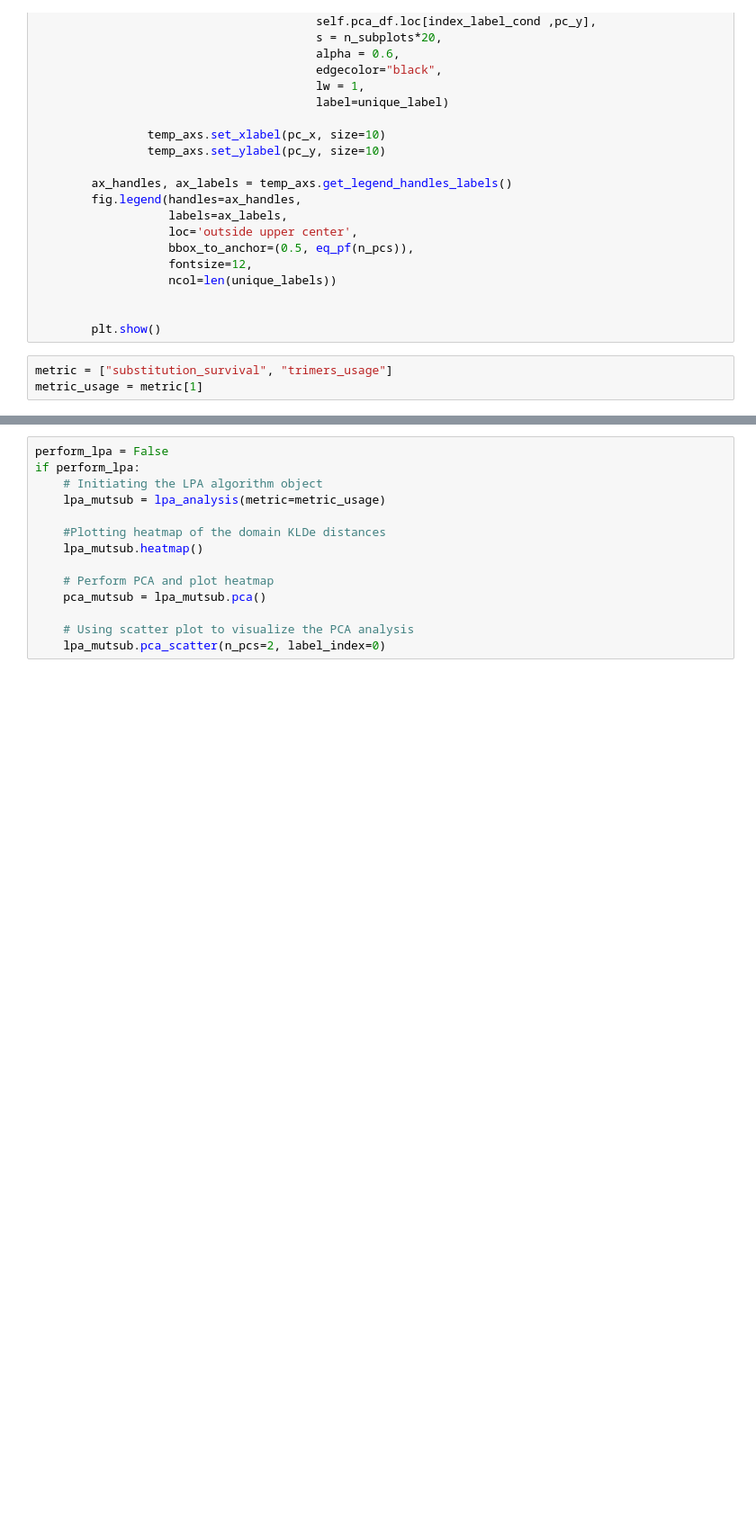
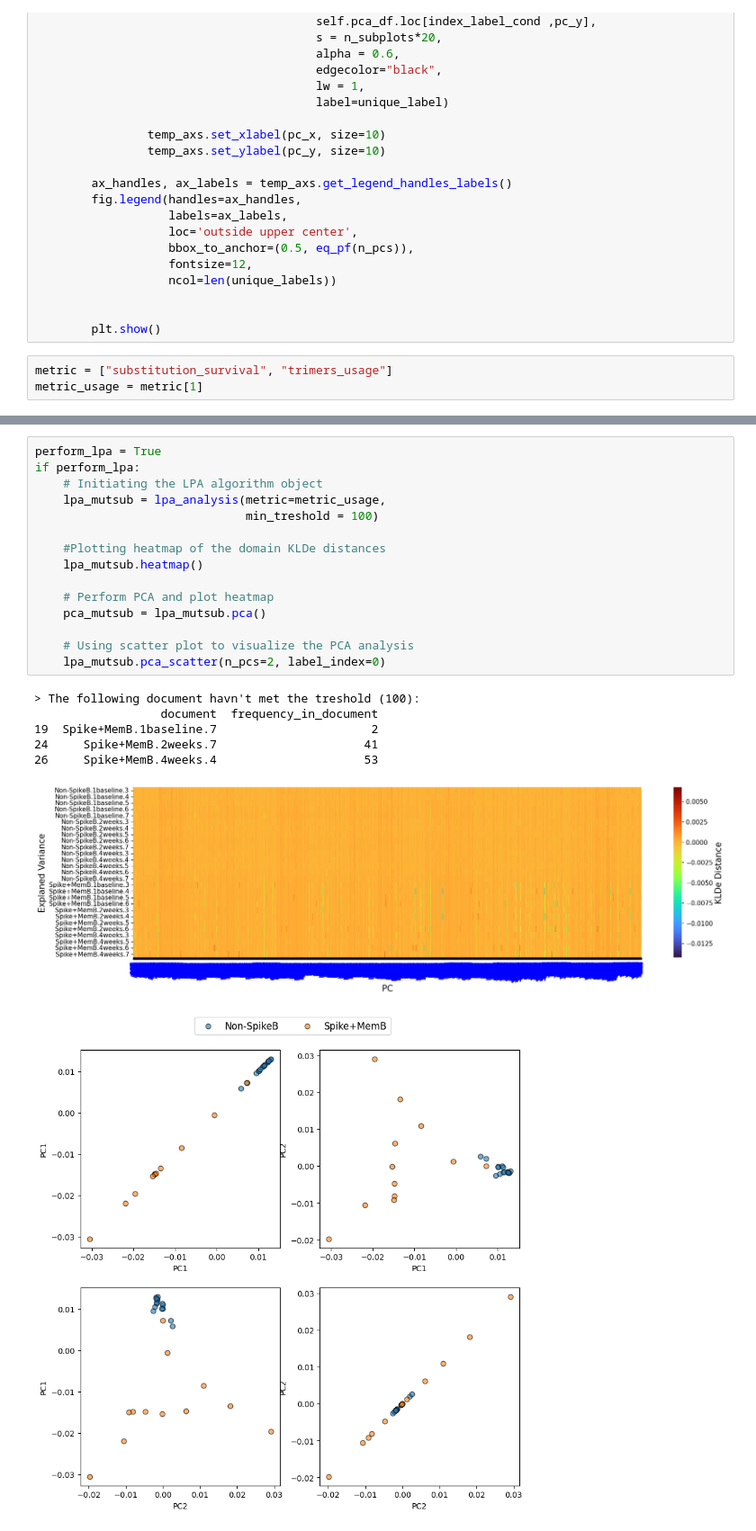
Before and after one commit to dani-f99/immunedb_lpa, a Jupyter notebook: notebook_dev.ipynb, the cells around one changed output, grey strips where cells are left out. Shown at 90% size. Cells and saved outputs as stored; diff of their text form; blank space fills up the shorter version.

```diff
--- a/notebook_dev.ipynb
+++ b/notebook_dev.ipynb
@@ -837,14 +830,23 @@ if trimer_usage_demo:
 # %%
-perform_lpa = False
+perform_lpa = True
 if perform_lpa:
     # Initiating the LPA algorithm object
-    lpa_mutsub = lpa_analysis(metric=metric_usage)
+    lpa_mutsub = lpa_analysis(metric=metric_usage,
+                              min_treshold = 100)
 
     #Plotting heatmap of the domain KLDe distances
     lpa_mutsub.heatmap()
 
     # Perform PCA and plot heatmap
     pca_mutsub = lpa_mutsub.pca()
 
     # Using scatter plot to visualize the PCA analysis
     lpa_mutsub.pca_scatter(n_pcs=2, label_index=0)
+# %% [output]
+> The following document havn't met the treshold (100):
+                  document  frequency_in_document
+19  Spike+MemB.1baseline.7                      2
+24     Spike+MemB.2weeks.7                     41
+26     Spike+MemB.4weeks.4                     53
+[figure, added]
+[figure, added]
```
Also changed, not shown: parts of 4 cells of this notebook, 3 other files.
